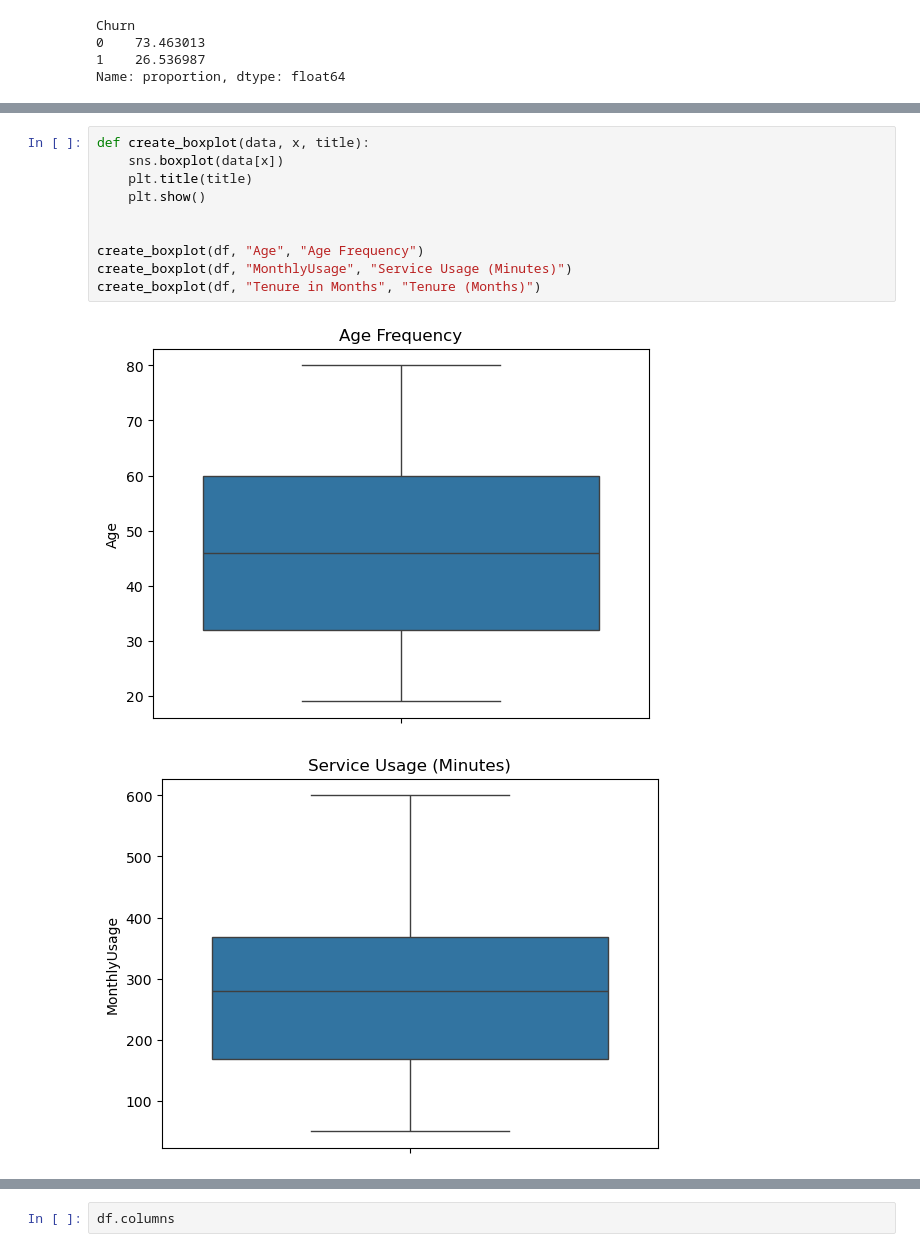
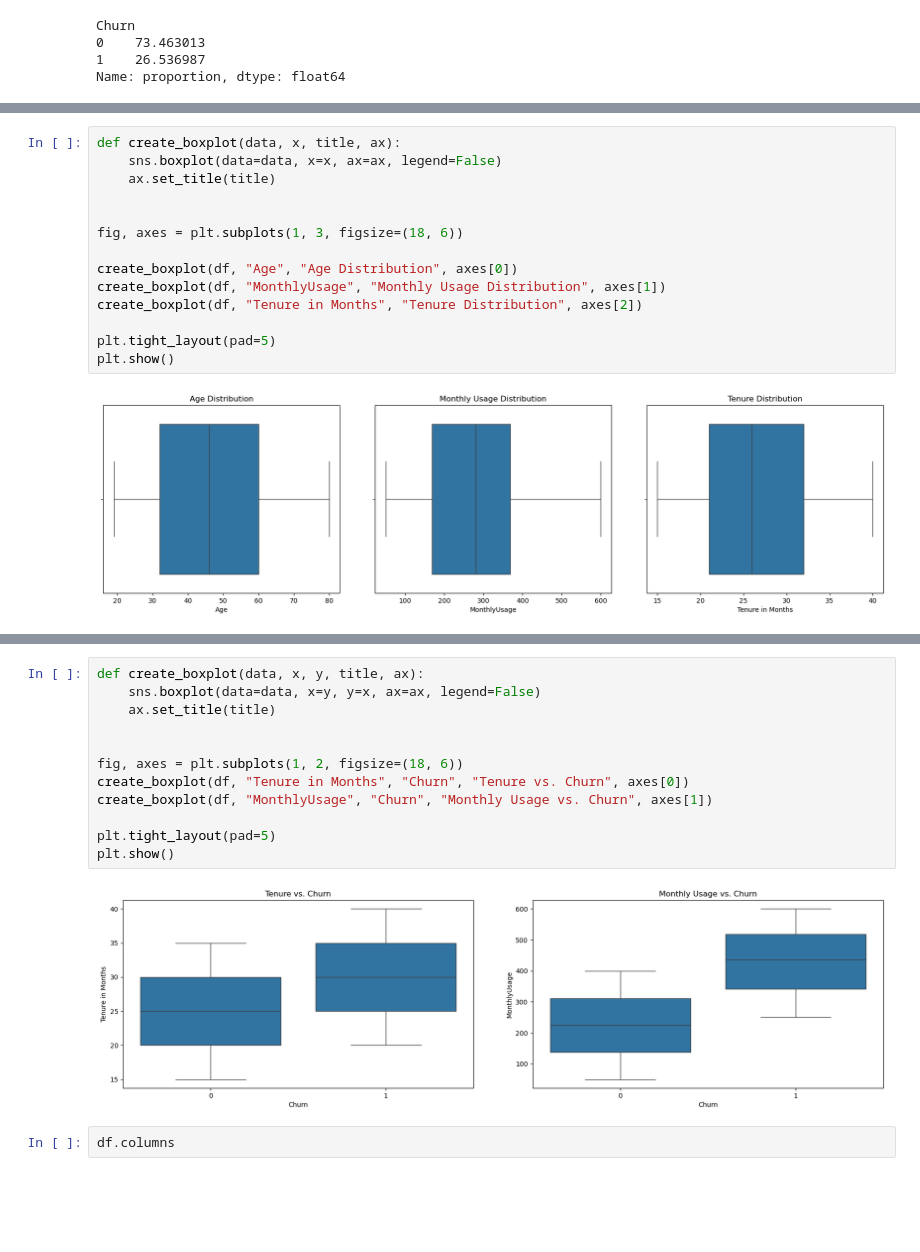
Before and after one commit to christiandarvs/CSIS311-ML, a Jupyter notebook: lab/churn_knn.ipynb, the cells around one changed output, grey strips where cells are left out. Saved outputs shown, nothing was run; the diff lists cells and outputs as text; blank space fills up the shorter version.

```diff
--- a/lab/churn_knn.ipynb
+++ b/lab/churn_knn.ipynb
@@ -130,13 +138,16 @@ create_histplot(df, "Tenure in Months", "Tenure (Months)")
 # %%
-def create_boxplot(data, x, title):
-    sns.boxplot(data[x])
-    plt.title(title)
-    plt.show()
+def create_boxplot(data, x, title, ax):
+    sns.boxplot(data=data, x=x, ax=ax, legend=False)
+    ax.set_title(title)
 
 
-create_boxplot(df, "Age", "Age Frequency")
-create_boxplot(df, "MonthlyUsage", "Service Usage (Minutes)")
-create_boxplot(df, "Tenure in Months", "Tenure (Months)")
+fig, axes = plt.subplots(1, 3, figsize=(18, 6))
+
+create_boxplot(df, "Age", "Age Distribution", axes[0])
+create_boxplot(df, "MonthlyUsage", "Monthly Usage Distribution", axes[1])
+create_boxplot(df, "Tenure in Months", "Tenure Distribution", axes[2])
+
+plt.tight_layout(pad=5)
+plt.show()
 # %% [output]
-[figure, old version]
+[figure, new version]
-[figure, removed]
@@ -144,3 +154,17 @@ create_boxplot(df, "Tenure in Months", "Tenure (Months)")
+# %%
+def create_boxplot(data, x, y, title, ax):
+    sns.boxplot(data=data, x=y, y=x, ax=ax, legend=False)
+    ax.set_title(title)
+
+
+fig, axes = plt.subplots(1, 2, figsize=(18, 6))
+create_boxplot(df, "Tenure in Months", "Churn", "Tenure vs. Churn", axes[0])
+create_boxplot(df, "MonthlyUsage", "Churn", "Monthly Usage vs. Churn", axes[1])
+
+plt.tight_layout(pad=5)
+plt.show()
+# %% [output]
+[figure, added]
 # %%
 df.columns
 # %% [output]
```
Also changed, not shown: parts of 5 cells of this notebook.
